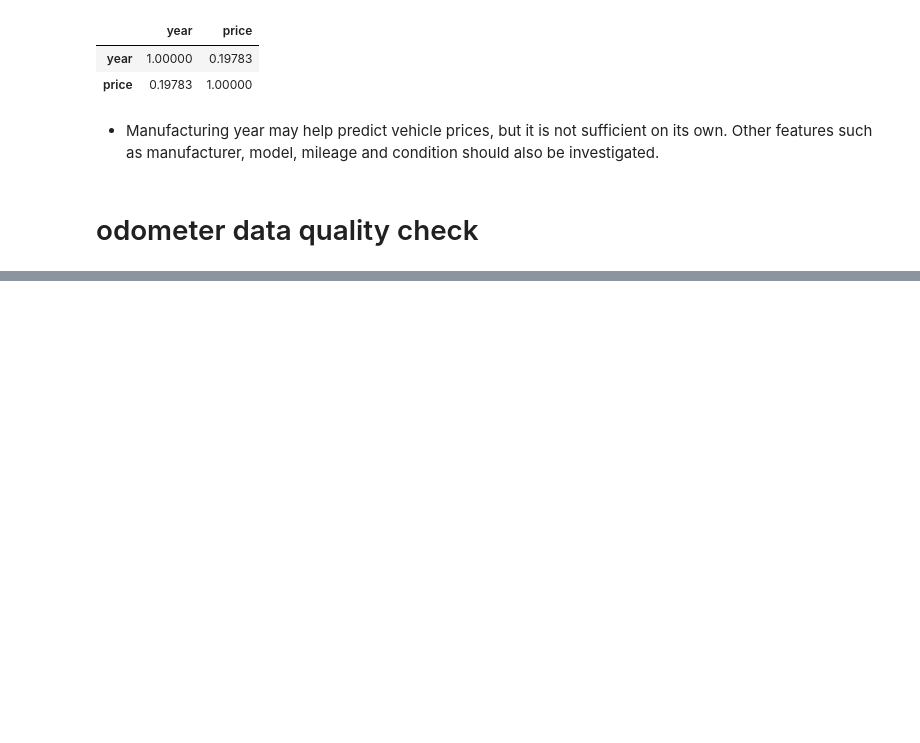
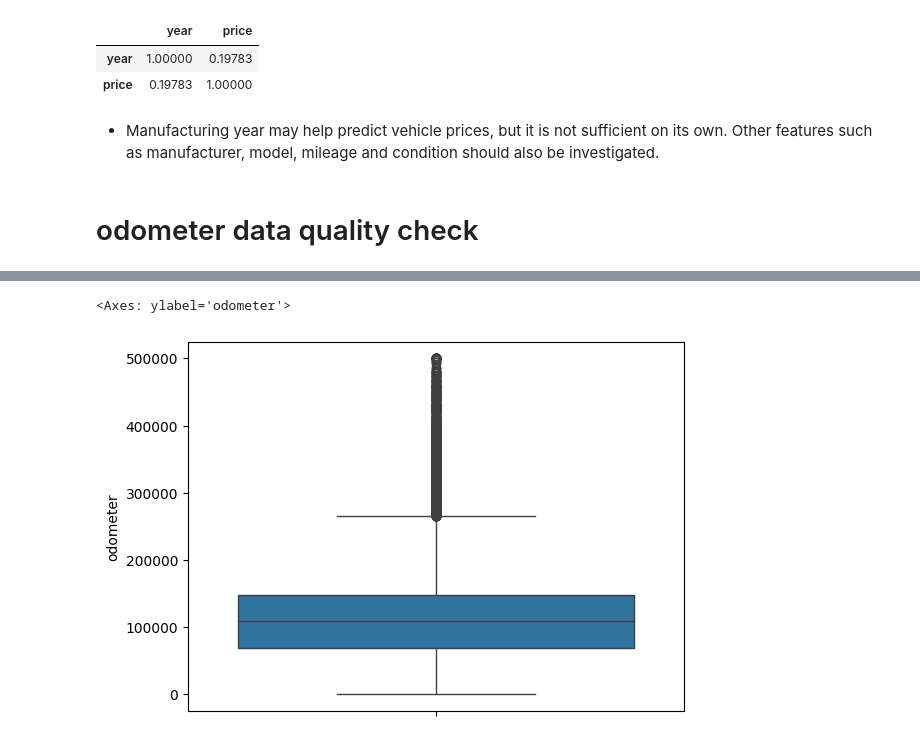
Before and after one commit to dahalaayush000-hue/Ml_journey, a Jupyter notebook: 2.Second/2.Feature_analysis.ipynb, the cells around one changed output, grey strips where cells are left out. Cells and saved outputs as stored; diff of their text form; code cells hidden in the pictures; blank space fills up the shorter version.

```diff
--- a/2.Second/2.Feature_analysis.ipynb
+++ b/2.Second/2.Feature_analysis.ipynb
@@ -217,0 +131,5 @@ Name: odometer, dtype: float64
+# %%
+sns.boxplot(plot_df['odometer'])
+# %% [output]
+<Axes: ylabel='odometer'>
+[figure, added]
```
Also changed, not shown: parts of 28 cells of this notebook, 1 other file.
